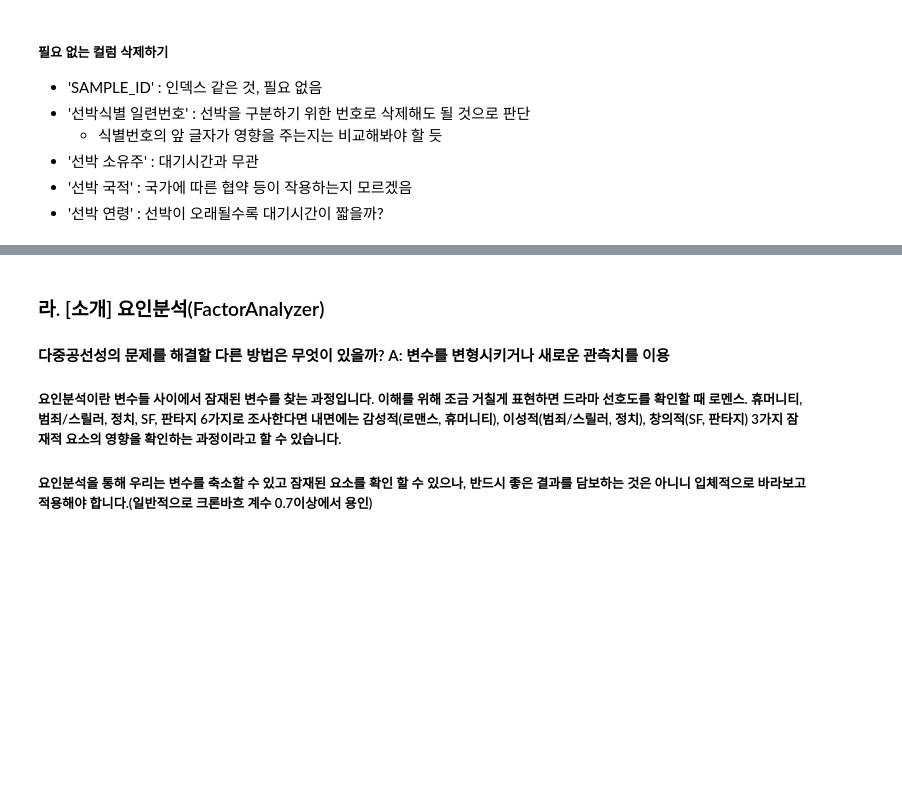
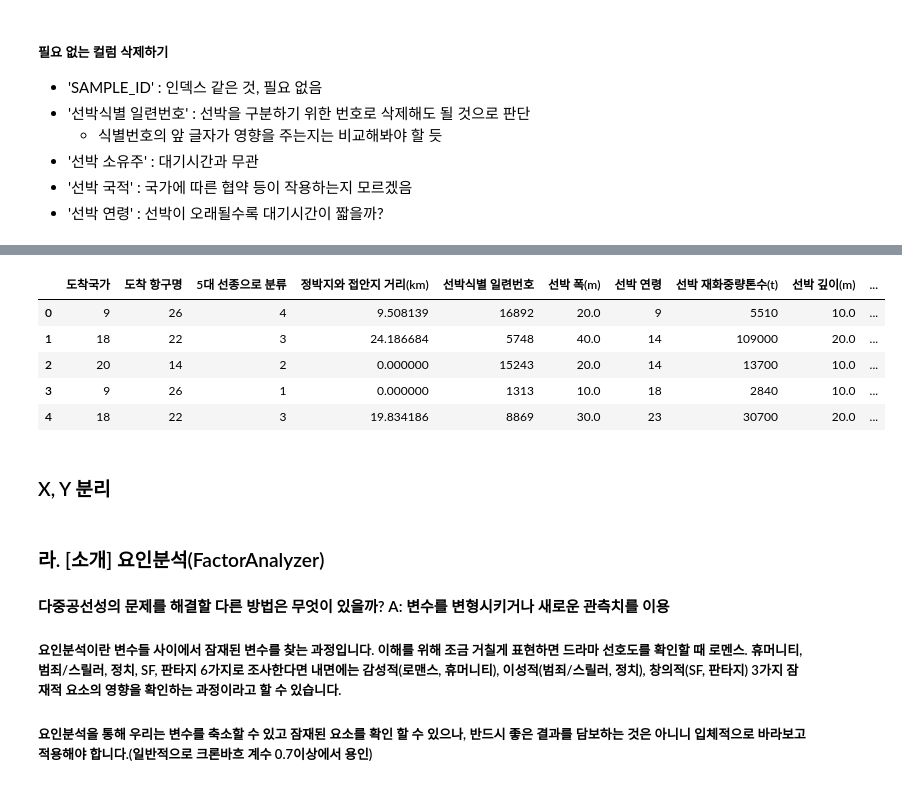
Before and after one commit to LeticiaKang/HYUNDAE_AI_Challenge_DACON, a Jupyter notebook: 1. 데이터_탐색.ipynb, the cells around one changed output, grey strips where cells are left out. Drawn from its saved outputs; the diff is of its cells as text; code cells hidden in the pictures; blank space fills up the shorter version.

```diff
--- a/1. 데이터_탐색.ipynb
+++ b/1. 데이터_탐색.ipynb
@@ -611,4 +611,4 @@ test.head()
 - '선박 연령' : 선박이 오래될수록 대기시간이 짧을까?
 # %%
 train = train.drop(axis=1, columns=['실제 정박 시각(H)'])
-train.head()
+test = test.drop(axis=1, columns=['실제 정박 시각(H)'])
@@ -621,0 +624,11 @@ train.head()
+# %%
+test.head()
+# %% [output]
+|  | 도착국가 | 도착 항구명 | 5대 선종으로 분류 | 정박지와 접안지 거리(km) | 선박식별 일련번호 | 선박 폭(m) | 선박 연령 | 선박 재화중량톤수(t) | 선박 깊이(m) | ... |
+| 0 | 9 | 26 | 4 | 9.508139 | 16892 | 20.0 | 9 | 5510 | 10.0 | ... |
+| 1 | 18 | 22 | 3 | 24.186684 | 5748 | 40.0 | 14 | 109000 | 20.0 | ... |
+| 2 | 20 | 14 | 2 | 0.000000 | 15243 | 20.0 | 14 | 13700 | 10.0 | ... |
+| 3 | 9 | 26 | 1 | 0.000000 | 1313 | 10.0 | 18 | 2840 | 10.0 | ... |
+| 4 | 18 | 22 | 3 | 19.834186 | 8869 | 30.0 | 23 | 30700 | 20.0 | ... |
+# %% [markdown]
+### X, Y 분리
```
Also changed, not shown: parts of 4 cells of this notebook.
